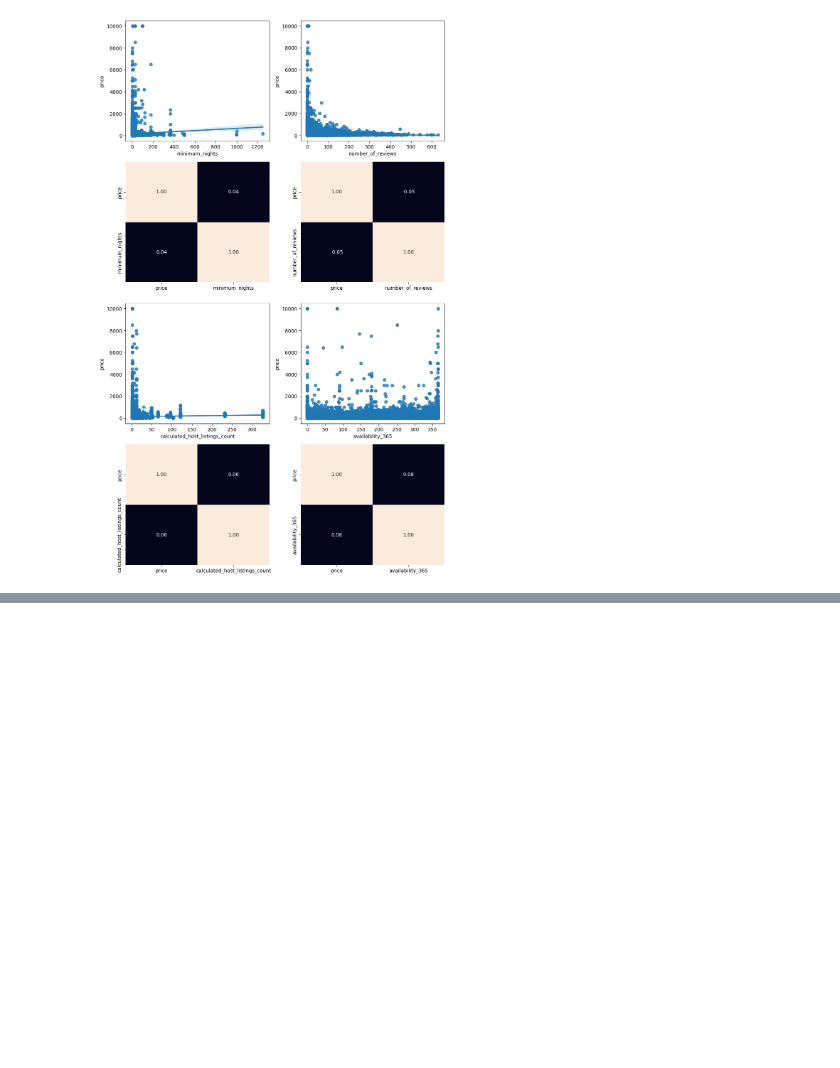
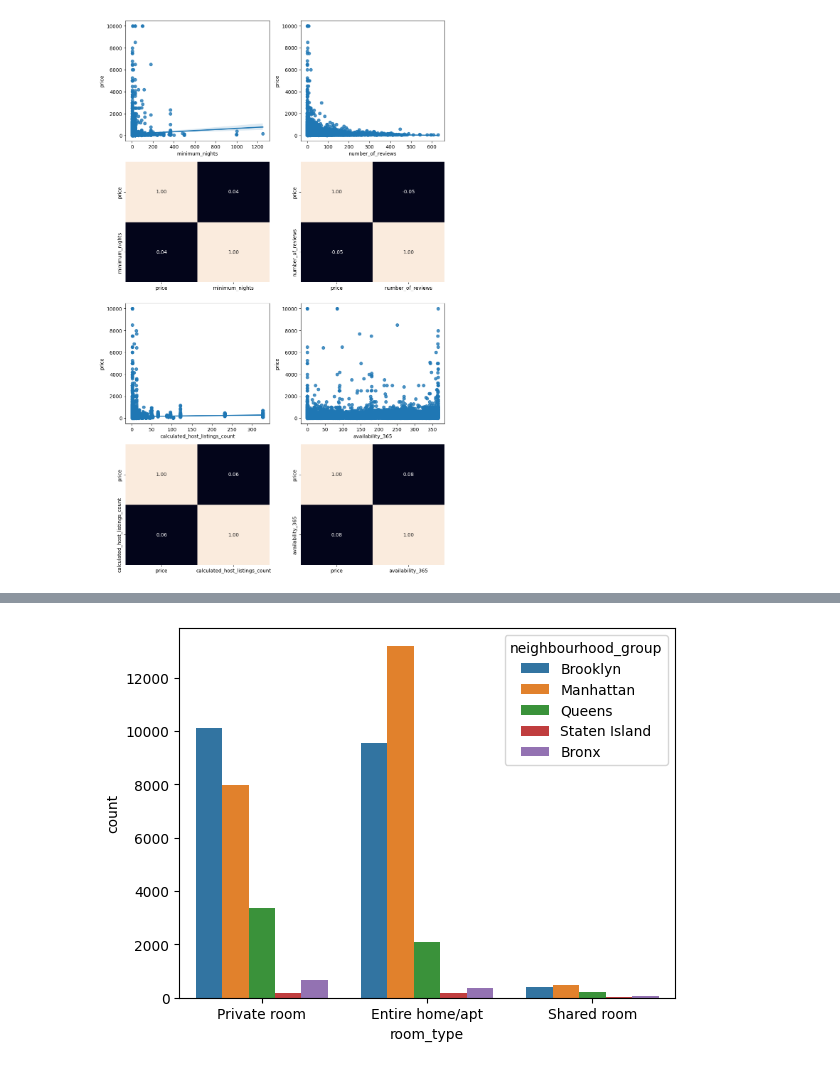
Before and after one commit to bartowen/EDA, a Jupyter notebook: src/explore.ipynb, the cells around one changed output, grey strips where cells are left out. Drawn from its saved outputs; the diff is of its cells as text; code cells hidden in the pictures; blank space fills up the shorter version.

Commit message:
analisis categorico-categorico

```diff
--- a/src/explore.ipynb
+++ b/src/explore.ipynb
@@ -238,0 +260,7 @@ plt.show()
+# %%
+# Analisis Categorico - Categorico
+
+sns.countplot(data=df,x='room_type',hue='neighbourhood_group')
+plt.show()
+# %% [output]
+[figure, added]
```
Also changed, not shown: parts of 1 cell of this notebook.
